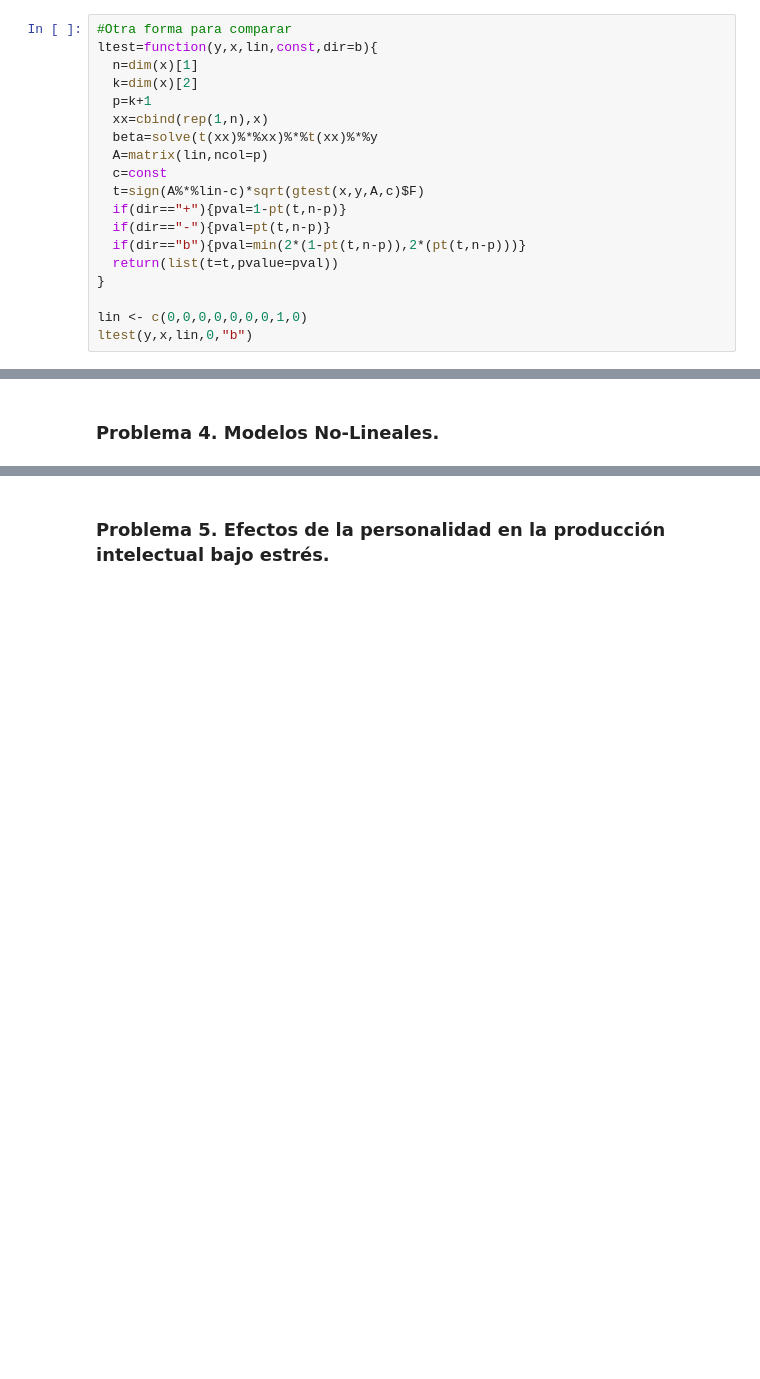
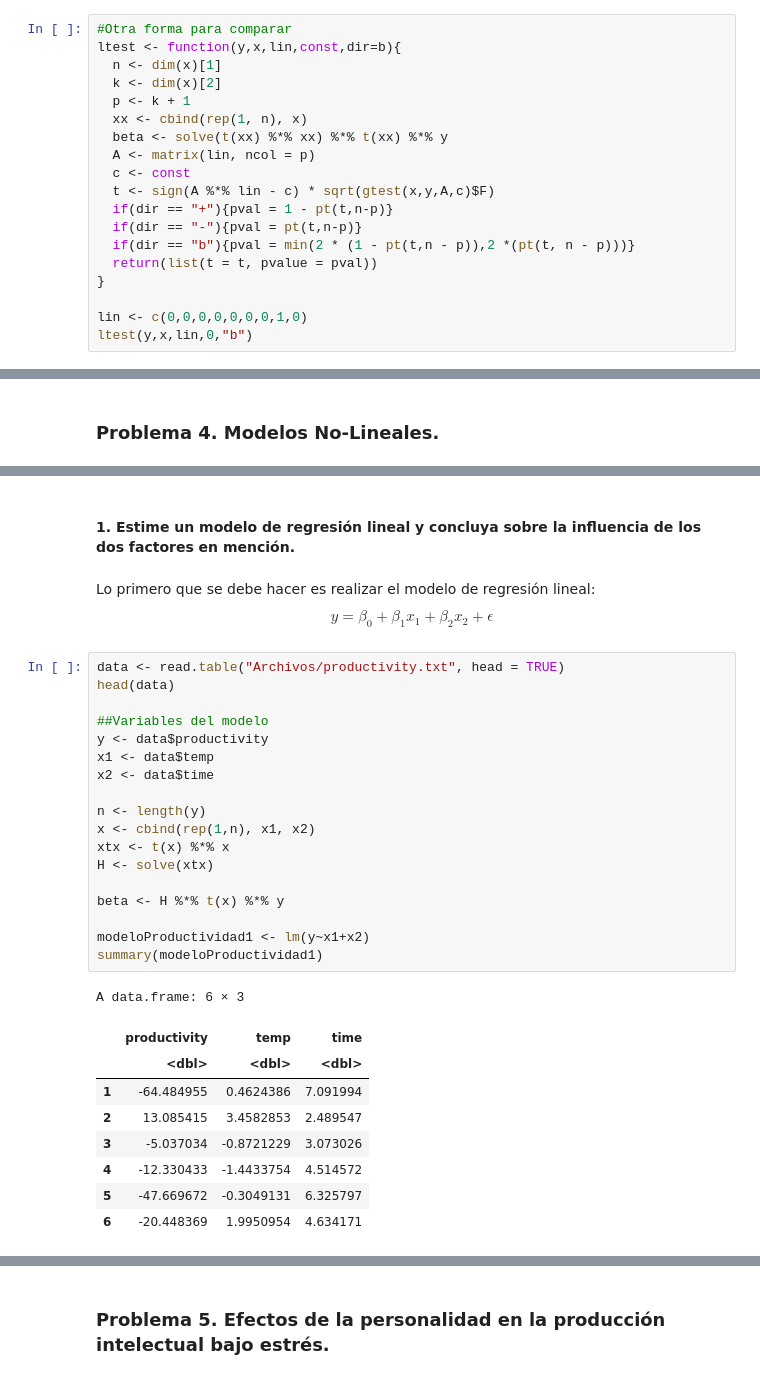
Before and after one commit to MantiMantilla/MEL-2022-2, a Jupyter notebook: Tareas/Tarea 2/Tarea 2.ipynb, the cells around one changed output, grey strips where cells are left out. Saved outputs shown, nothing was run; the diff lists cells and outputs as text; blank space fills up the shorter version.

```diff
--- a/Tareas/Tarea 2/Tarea 2.ipynb
+++ b/Tareas/Tarea 2/Tarea 2.ipynb
@@ -638,19 +650,19 @@ $pvalue
 [1] 0.6569032
 # %%
 #Otra forma para comparar
-ltest=function(y,x,lin,const,dir=b){
-  n=dim(x)[1]
-  k=dim(x)[2]
-  p=k+1
-  xx=cbind(rep(1,n),x)
-  beta=solve(t(xx)%*%xx)%*%t(xx)%*%y
-  A=matrix(lin,ncol=p)
-  c=const
-  t=sign(A%*%lin-c)*sqrt(gtest(x,y,A,c)$F)
-  if(dir=="+"){pval=1-pt(t,n-p)}
-  if(dir=="-"){pval=pt(t,n-p)}
-  if(dir=="b"){pval=min(2*(1-pt(t,n-p)),2*(pt(t,n-p)))}
-  return(list(t=t,pvalue=pval))
+ltest <- function(y,x,lin,const,dir=b){
+  n <- dim(x)[1]
+  k <- dim(x)[2]
+  p <- k + 1
+  xx <- cbind(rep(1, n), x)
+  beta <- solve(t(xx) %*% xx) %*% t(xx) %*% y
+  A <- matrix(lin, ncol = p)
+  c <- const
+  t <- sign(A %*% lin - c) * sqrt(gtest(x,y,A,c)$F)
+  if(dir == "+"){pval = 1 - pt(t,n-p)}
+  if(dir == "-"){pval = pt(t,n-p)}
+  if(dir == "b"){pval = min(2 * (1 - pt(t,n - p)),2 *(pt(t, n - p)))}
+  return(list(t = t, pvalue = pval))
 }
 
 lin <- c(0,0,0,0,0,0,0,1,0)
@@ -669,0 +687,35 @@ Con un nivel de confianza del 95% se puede concluir que se no hay suficiente evi
+# %% [markdown]
+#### 1. Estime un modelo de regresión lineal y concluya sobre la influencia de los dos factores en mención.
+# %% [markdown]
+Lo primero que se debe hacer es realizar el modelo de regresión lineal:
+$$
+y=\beta_0 + \beta_1 x_1 +\beta_2 x_2+ \epsilon
+$$
+# %%
+data <- read.table("Archivos/productivity.txt", head = TRUE)
+head(data)
+
+##Variables del modelo
+y <- data$productivity
+x1 <- data$temp
+x2 <- data$time
+
+n <- length(y)
+x <- cbind(rep(1,n), x1, x2)
+xtx <- t(x) %*% x
+H <- solve(xtx)
+
+beta <- H %*% t(x) %*% y
+
+modeloProductividad1 <- lm(y~x1+x2)
+summary(modeloProductividad1)
+# %% [output]
+A data.frame: 6 × 3
+|  | productivity | temp | time |
+|  | <dbl> | <dbl> | <dbl> |
+| 1 | -64.484955 | 0.4624386 | 7.091994 |
+| 2 | 13.085415 | 3.4582853 | 2.489547 |
+| 3 | -5.037034 | -0.8721229 | 3.073026 |
+| 4 | -12.330433 | -1.4433754 | 4.514572 |
+| 5 | -47.669672 | -0.3049131 | 6.325797 |
+| 6 | -20.448369 | 1.9950954 | 4.634171 |
```
Also changed, not shown: parts of 19 cells of this notebook.
